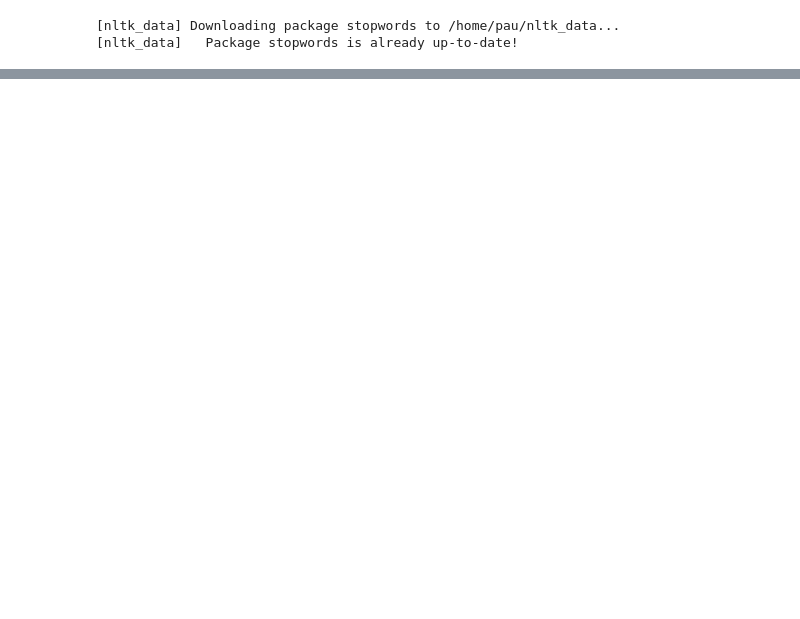
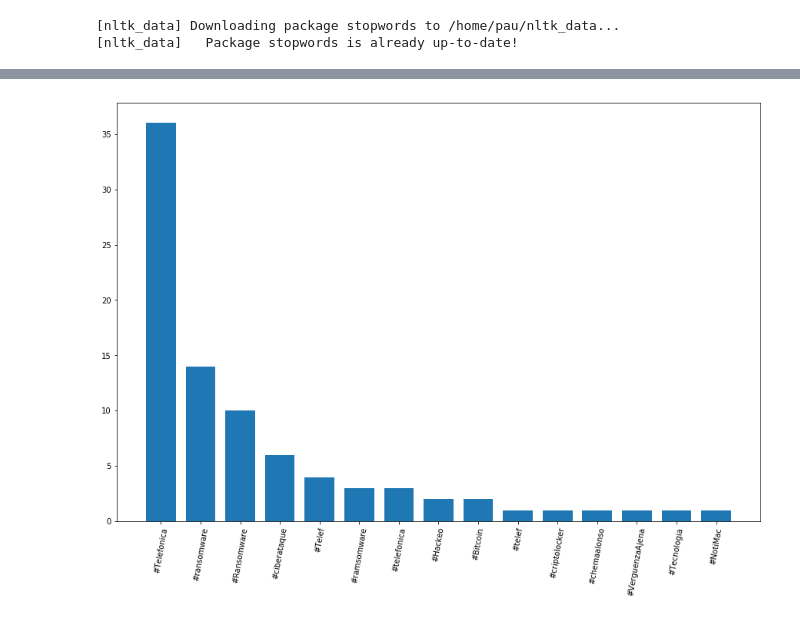
Before and after one commit to tonidalmases/CLOUD-COMPUTING-COURSE-2017, a Jupyter notebook: Lab3.CaseStudy.ipynb, the cells around one changed output, grey strips where cells are left out. Cells and saved outputs as stored; diff of their text form; code cells hidden in the pictures; blank space fills up the shorter version.

```diff
--- a/Lab3.CaseStudy.ipynb
+++ b/Lab3.CaseStudy.ipynb
@@ -206,0 +286,5 @@ print terms_only
+# %%
+with open('TelefonicaTweets.json','r') as json_file:
+    for line in json_file:
+        tweet = json.loads(line)
+        print tweet["text"]
@@ -206,0 +312,4 @@ print terms_only
+# %%
+terms_hash = [term for term in preprocess(tweet['text'])
+              if term.startswith('#')]
+print terms_hash
@@ -206,0 +331,15 @@ print terms_only
+# %%
+import operator
+import json
+from collections import Counter
+
+fname = 'TelefonicaTweets.json'
+with open(fname, 'r') as f:
+    count_all = Counter()
+    for line in f:
+        tweet = json.loads(line)
+        # Create a list with all the terms
+        terms_hash = [term for term in preprocess(tweet['text']) if term.startswith('#') and term not in stop]
+        count_all.update(terms_hash)
+# Print the first 10 most frequent words
+print(count_all.most_common(15))
@@ -206,0 +351,14 @@ print terms_only
+# %%
+%matplotlib inline
+import matplotlib as mpl
+mpl.rcParams['figure.figsize'] = (15,10)
+import matplotlib.pyplot as plt
+
+sorted_x, sorted_y = zip(*count_all.most_common(15))
+#print(sorted_x, sorted_y)
+
+plt.bar(range(len(sorted_x)), sorted_y, width=0.75, align='center');
+plt.xticks(range(len(sorted_x)), sorted_x, rotation=80);
+plt.axis('tight');
+# %% [output]
+[figure, added]
```
Also changed, not shown: parts of 23 cells of this notebook.
